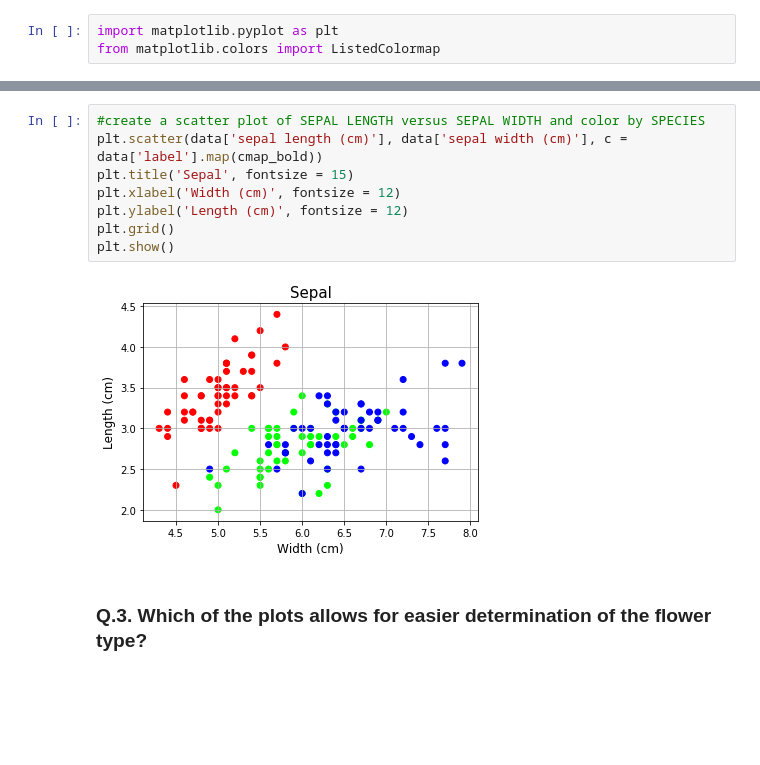
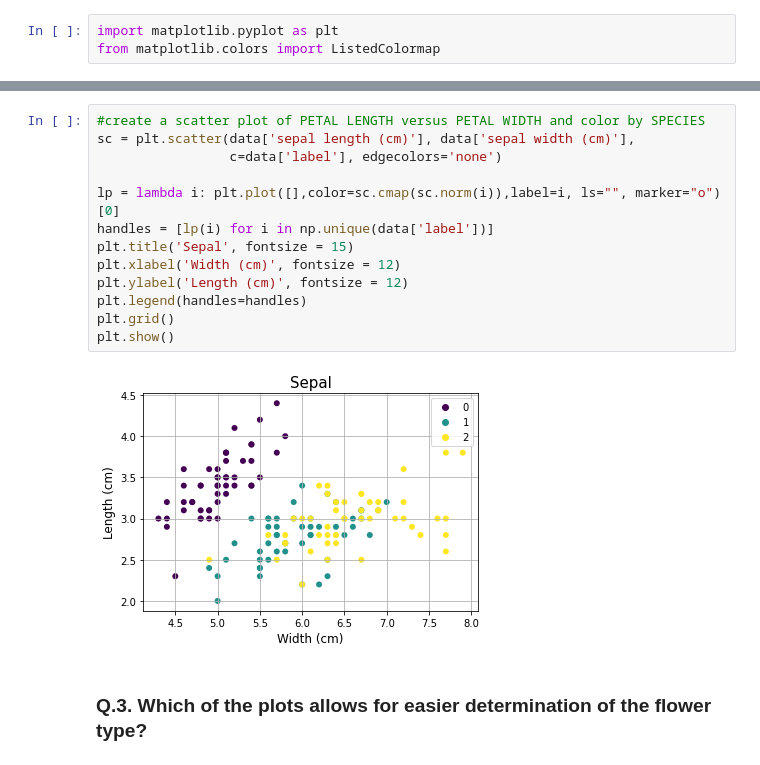
Before and after one commit to rodolfolermacontreras/ML_1_Assignment_1, a Jupyter notebook: ML510-L01-Filename.ipynb, the cells around one changed output, grey strips where cells are left out. Saved outputs shown, nothing was run; the diff lists cells and outputs as text; blank space fills up the shorter version.

Commit message:
Finished the plots
I might need to check the assignment questions again

```diff
--- a/ML510-L01-Filename.ipynb
+++ b/ML510-L01-Filename.ipynb
@@ -157,13 +169,18 @@ plt.show()
 # %%
-#create a scatter plot of SEPAL LENGTH versus SEPAL WIDTH and color by SPECIES
-plt.scatter(data['sepal length (cm)'], data['sepal width (cm)'], c = data['label'].map(cmap_bold))
+#create a scatter plot of PETAL LENGTH versus PETAL WIDTH and color by SPECIES
+sc = plt.scatter(data['sepal length (cm)'], data['sepal width (cm)'],
+                 c=data['label'], edgecolors='none')
+
+lp = lambda i: plt.plot([],color=sc.cmap(sc.norm(i)),label=i, ls="", marker="o")[0]
+handles = [lp(i) for i in np.unique(data['label'])]
 plt.title('Sepal', fontsize = 15)
 plt.xlabel('Width (cm)', fontsize = 12)
 plt.ylabel('Length (cm)', fontsize = 12)
+plt.legend(handles=handles)
 plt.grid()
 plt.show()
 # %% [output]
-[figure, old version]
+[figure, new version]
 # %% [markdown]
 <h3>Q.3. Which of the plots allows for easier determination of the flower type?</h3>
 # %% [markdown]
```
Also changed, not shown: parts of 5 cells of this notebook.
